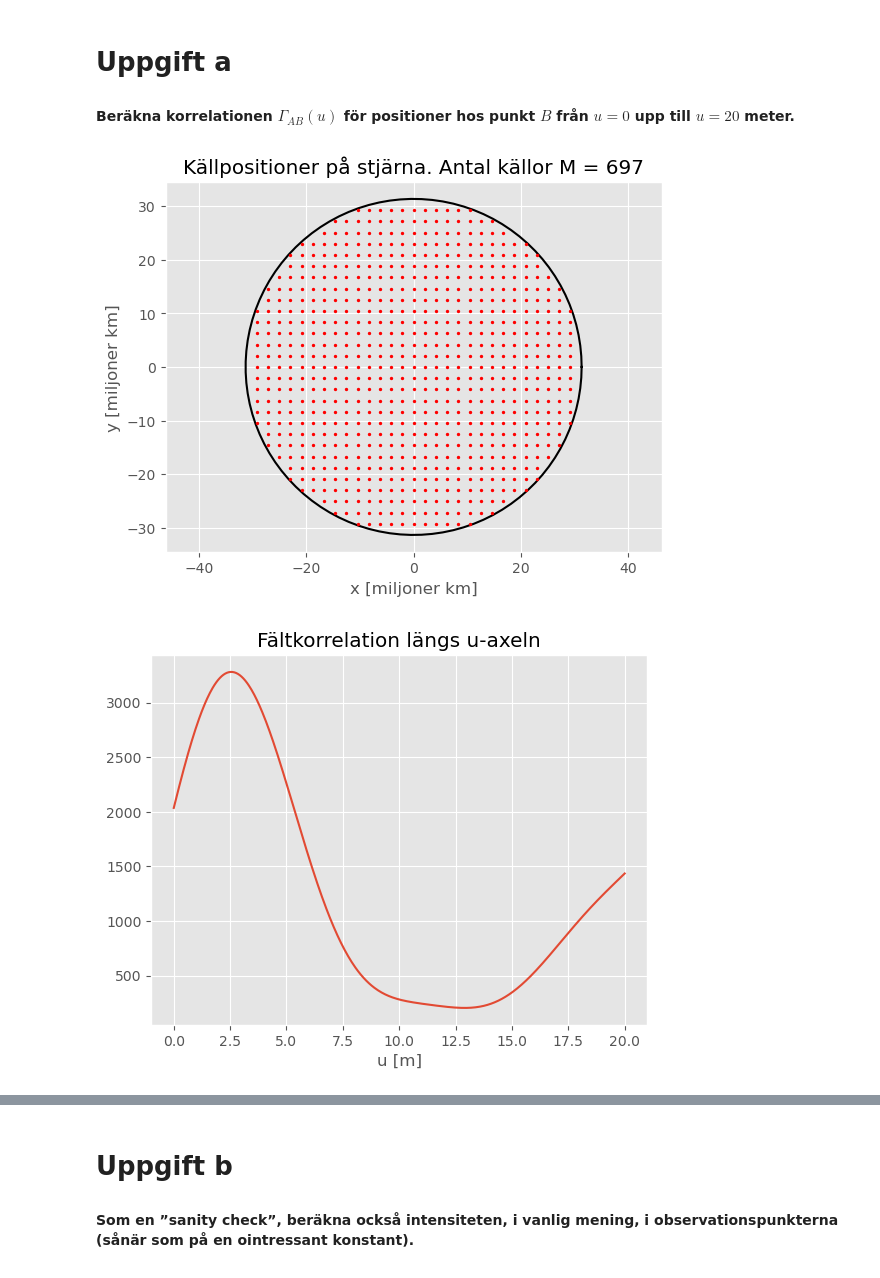
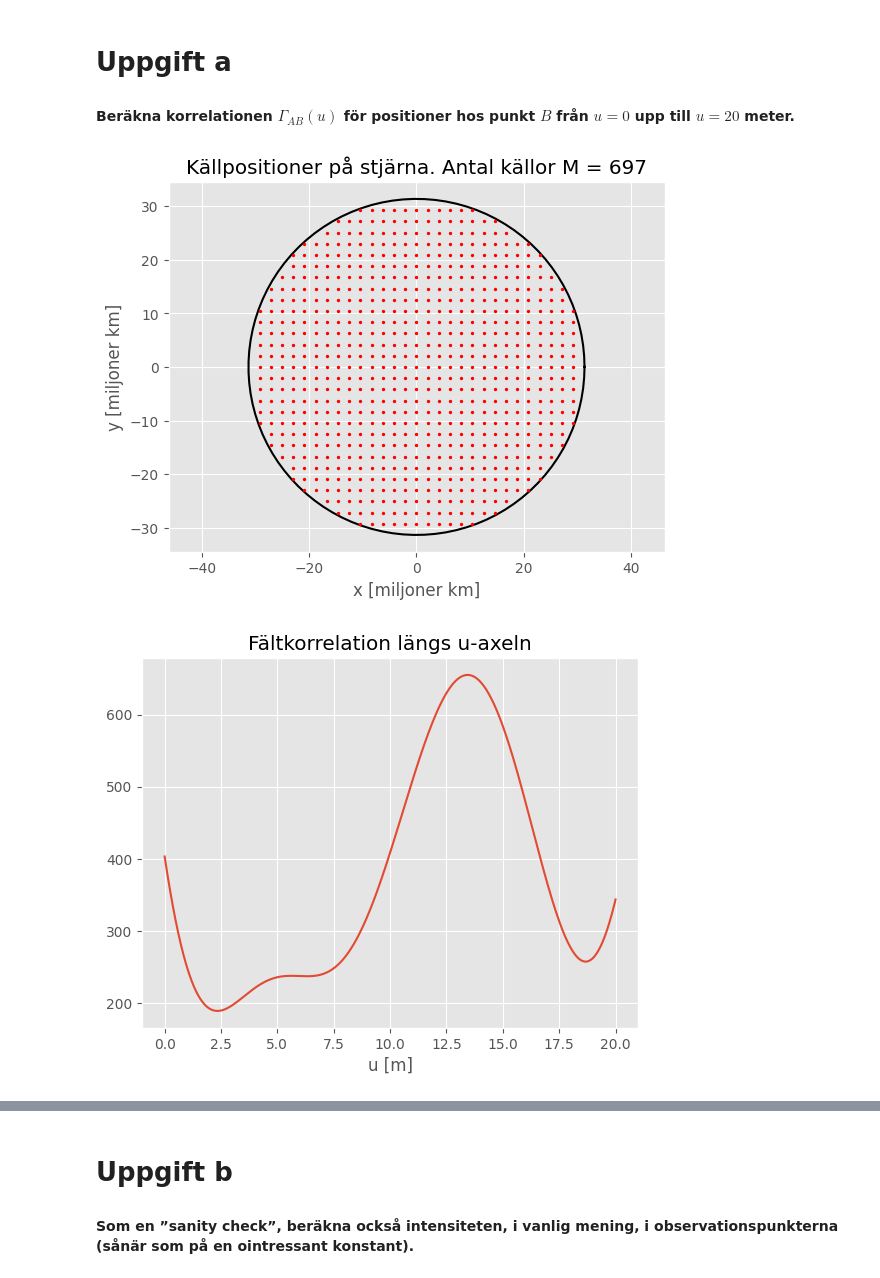
Before and after one commit to WildKnife7/HUPP, a Jupyter notebook: HUPP4/HUPP4lång-tid.ipynb, the cells around one changed output, grey strips where cells are left out. Saved outputs shown, nothing was run; the diff lists cells and outputs as text; code cells hidden in the pictures.

```diff
--- a/HUPP4/HUPP4lång-tid.ipynb
+++ b/HUPP4/HUPP4lång-tid.ipynb
@@ -102,35 +102,35 @@ u = u.reshape(N, 1)                                     # Reshape till kolonvekt
 
 ### Skapa repeterade matriser för att undvika loopar ###
 x_repeterad = repmat(x, N, 1)
 y_repeterad = repmat(y, N, 1)
 u_repeterad = repmat(u, 1, M)
 
 ### Distans till observations punkter ###
 r = -(x_repeterad * u_repeterad) / L_70                                                 # Ledning finns i HUPP-beskrivning
 
 #%% Summera koherenstider %##
 ### Initiera variabler ###
 gamma   = 0                # Korrelation <E(0,0)conj(E(u,0))>
 I_tot   = 0                # Tidsmedelvärdesbildad intensitet
 gamma_I = 0                # Intensitetskorrelation <I(0,0)conj(I(u,0))>
 
 ### Loopa över w koherenstider ###
-iterationer = 500          # Antal iterationer/koherenstider. Använda >200 minst!
+iterationer = 1000          # Antal iterationer/koherenstider. Använda >200 minst!
 for i in range(iterationer):
     ### Generera slumpmässig fas ###
     fas           = 2*np.pi*np.random.rand(M, 1)
     fas_repeterad = np.transpose(repmat(fas, 1, N))
 
     ### Observerade värden ###
     E_k_obs       = np.exp(1j * (fas_repeterad + k0 * r))        # Given i HUPP-beskrivning
     E_obs         = np.sum(E_k_obs , 1)        # Given i HUPP-beskrivning
     inst_produkt  = E_obs[0] * np.conj(E_obs)        # Given i HUPP-beskrivning
 
     gamma         += inst_produkt        # E-fältets korrelation (amplitud o fas), summera inst_produkt i varje iteration!
     I_tot         += np.abs(E_obs)**2        # Tidsmedelvärdesbildad intensitet, summera np.abs(E_obs)**2 över alla koherenstider
     gamma_I       += (np.abs(E_obs[0])**2) * (np.abs(E_obs)**2)        # Intensitetskorrelation, samma som Gamma fast med I = np.abs(E_obs(1))**2 och np.abs(E_obs)**2
 # %% [output]
-[figure, old version]
+[figure, new version]
 # %%
 I_obs_inst = np.abs(E_obs)**2
 
@@ -141,7 +141,7 @@ plt.title('Fältkorrelation längs u-axeln')
 plt.grid(True)
 plt.show()
 # %% [output]
-[figure, old version]
+[figure, new version]
 # %%
 gamma_norm = np.abs(gamma/np.max(gamma))
 
```
Also changed, not shown: parts of 5 cells of this notebook, 1 other file.
